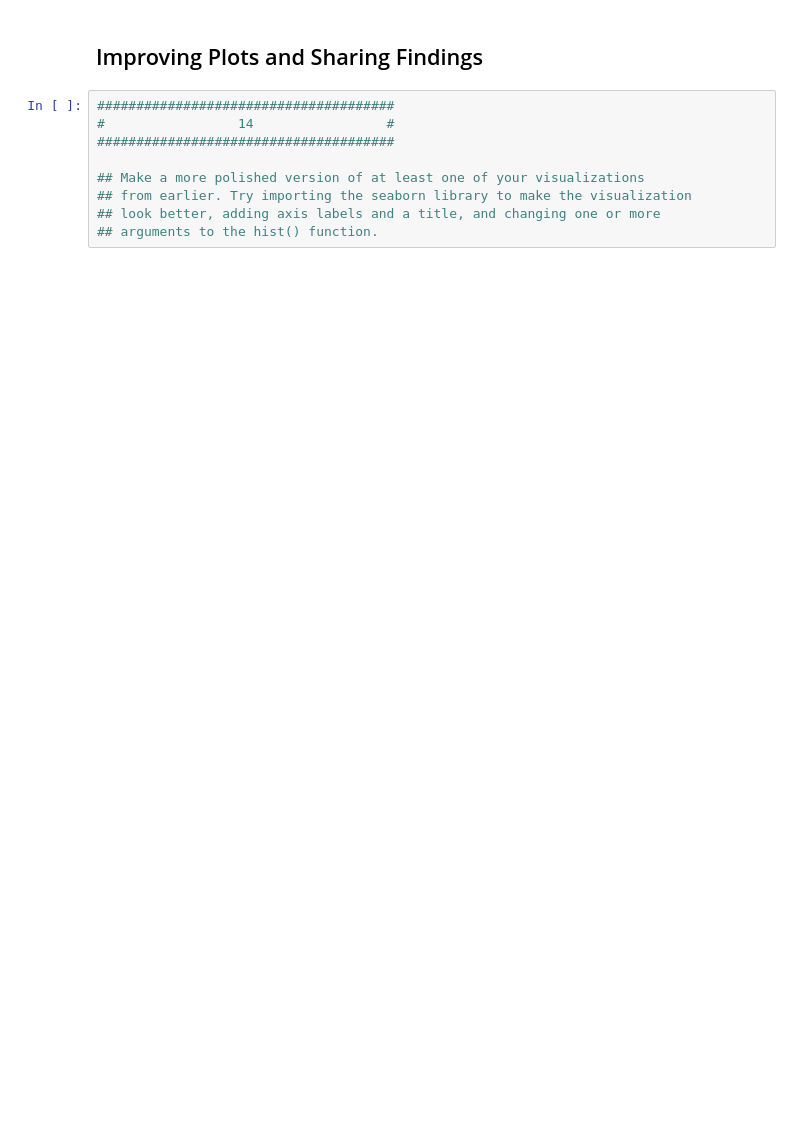
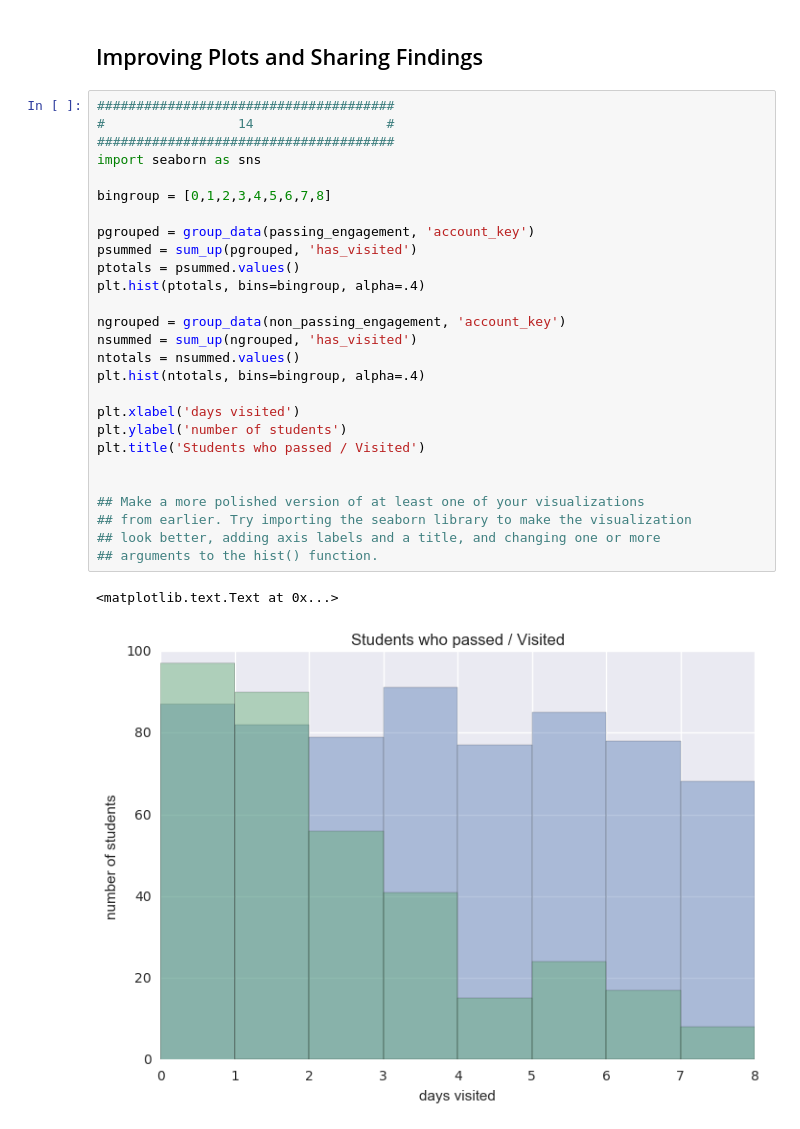
Before and after one commit to TryHarder01/intro_data_analysis, a Jupyter notebook: L1_Starter_Code.ipynb, the cells around one changed output. Cells and saved outputs as stored; diff of their text form; blank space fills up the shorter version.

```diff
--- a/L1_Starter_Code.ipynb
+++ b/L1_Starter_Code.ipynb
@@ -397,9 +751,30 @@ non_passing_engagement =
 # %%
 ######################################
 #                 14                 #
 ######################################
+import seaborn as sns
+
+bingroup = [0,1,2,3,4,5,6,7,8]
+
+pgrouped = group_data(passing_engagement, 'account_key')
+psummed = sum_up(pgrouped, 'has_visited')
+ptotals = psummed.values()
+plt.hist(ptotals, bins=bingroup, alpha=.4)
+
+ngrouped = group_data(non_passing_engagement, 'account_key')
+nsummed = sum_up(ngrouped, 'has_visited')
+ntotals = nsummed.values()
+plt.hist(ntotals, bins=bingroup, alpha=.4)
+
+plt.xlabel('days visited')
+plt.ylabel('number of students')
+plt.title('Students who passed / Visited')
+
 
 ## Make a more polished version of at least one of your visualizations
 ## from earlier. Try importing the seaborn library to make the visualization
 ## look better, adding axis labels and a title, and changing one or more
 ## arguments to the hist() function.
+# %% [output]
+<matplotlib.text.Text at 0x...>
+[figure, added]
```
Also changed, not shown: parts of 32 cells of this notebook.
